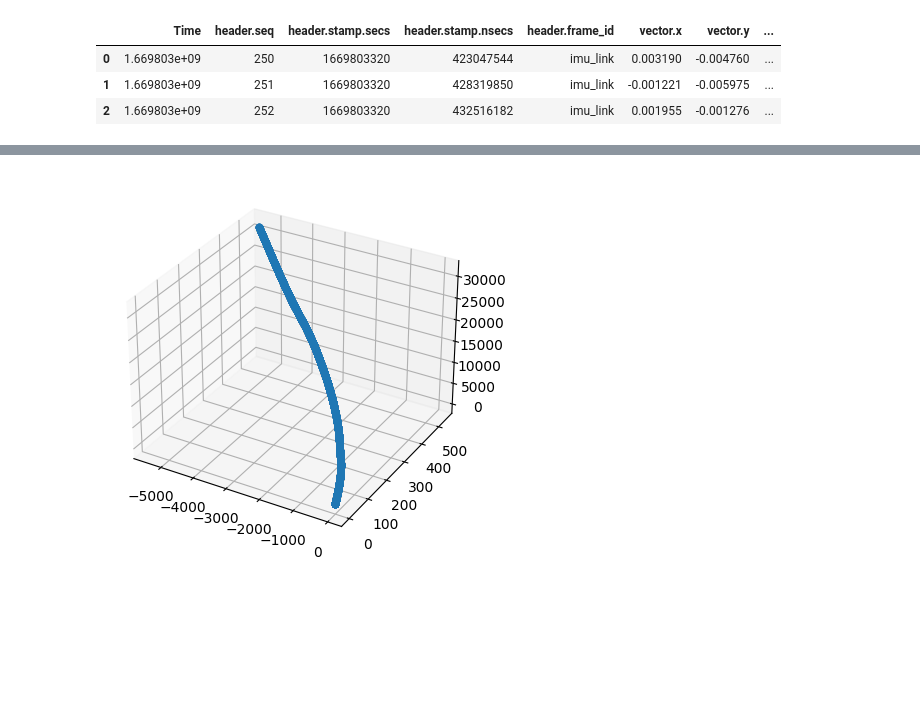
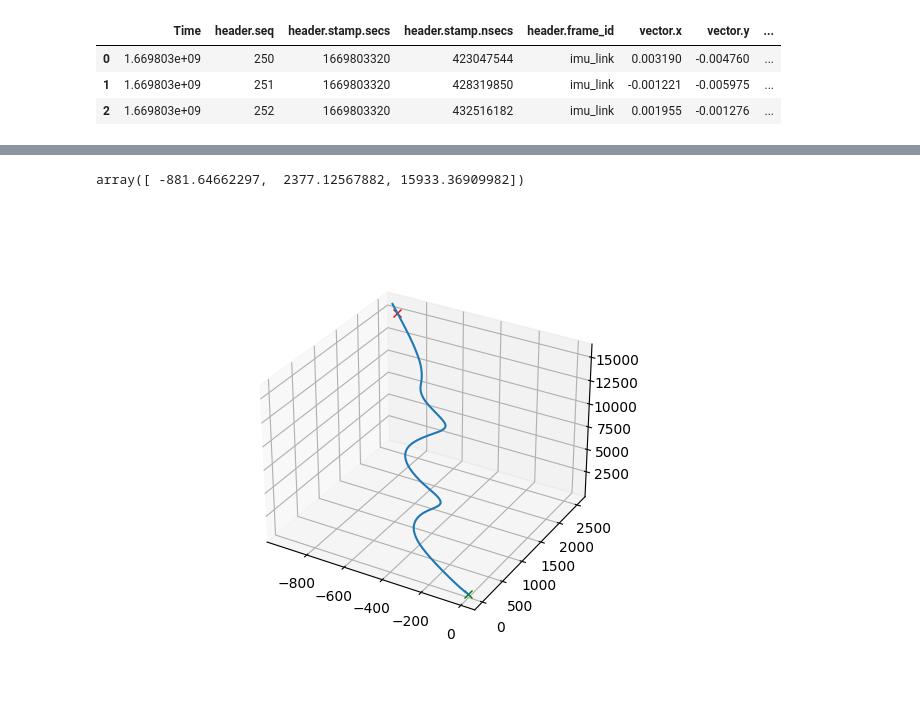
Before and after one commit to icheered/RPCN, a Jupyter notebook: bag_imu.ipynb, the cells around one changed output, grey strips where cells are left out. Drawn from its saved outputs; the diff is of its cells as text; code cells hidden in the pictures; blank space fills up the shorter version.

Commit message:
mostly working but lots of drift

```diff
--- a/bag_imu.ipynb
+++ b/bag_imu.ipynb
@@ -49,16 +69,55 @@ vec_gyro = vec_gyro[1:]
+# %%
+# integrate angular velocity to find rotation (multiply with timestep, then cumulative sum)
+vec_rotation = np.cumsum(vec_gyro * timesteps[:,np.newaxis], axis=0)
+
+# rotation calculations
+vec_accel_rotated = np.zeros_like(vec_accel)
+for nr, rotation_measure in enumerate(vec_rotation):    # loop over vectors
+    roll, pitch, yaw = rotation_measure
+    rollMatrix = np.matrix([                    # rotation about x
+        [1, 0,             0           ],
+        [0, np.cos(roll), -np.sin(roll)],
+        [0, np.sin(roll),  np.cos(roll)]])
+    pitchMatrix = np.matrix([                   # rotation about y
+        [ np.cos(pitch), 0, np.sin(pitch)],
+        [0,              1,  0           ],
+        [-np.sin(pitch), 0, np.cos(pitch)]])
+    yawMatrix = np.matrix([                     # rotation about z
+        [np.cos(yaw), -np.sin(yaw), 0],
+        [np.sin(yaw),  np.cos(yaw), 0],
+        [0,            0,           1]])
+
+    R = yawMatrix * pitchMatrix * rollMatrix        # combined rotation matrix
+    accel_rotated = np.matmul(R, vec_accel[nr])     # matrix multiplication with accel vector
+
+    vec_accel_rotated[nr, :] = accel_rotated        # add to array
 # %%
-# do some integrations
-vec_velocity = np.cumsum(vec_accel * timesteps[:,np.newaxis], axis=0)
+# do some integrations on the velocity/position data
+vec_velocity = np.cumsum(vec_accel_rotated * timesteps[:,np.newaxis], axis=0)
 vec_position = np.cumsum(vec_velocity * timesteps[:,np.newaxis], axis=0)
+# %%
+# calculate magnitude of drift
+start_pos = vec_position[:500].mean(axis=0)
+end_pos = vec_position[-500:].mean(axis=0)
+
+drift = end_pos - start_pos
+drift
+# %% [output]
+array([ -881.64662297,  2377.12567882, 15933.36909982])
 # %%
 # plot it
 fig = plt.figure()
 ax = plt.axes(projection='3d')
 xdata = vec_position[:, 0]
 ydata = vec_position[:, 1]
 zdata = vec_position[:, 2]
 
-ax.scatter(xdata, ydata, zdata)
+ax.plot(*start_pos, 'gx')
+ax.plot(*end_pos, 'rx')
+ax.plot(xdata, ydata, zdata)
+ax.set_xlabel('x [m]')
+ax.set_ylabel('y [m]')
+ax.set_zlabel('z [m]')
 plt.show()
 # %% [output]
-[figure, old version]
+[figure, new version]
```
Also changed, not shown: parts of 8 cells of this notebook, 2 other files.
